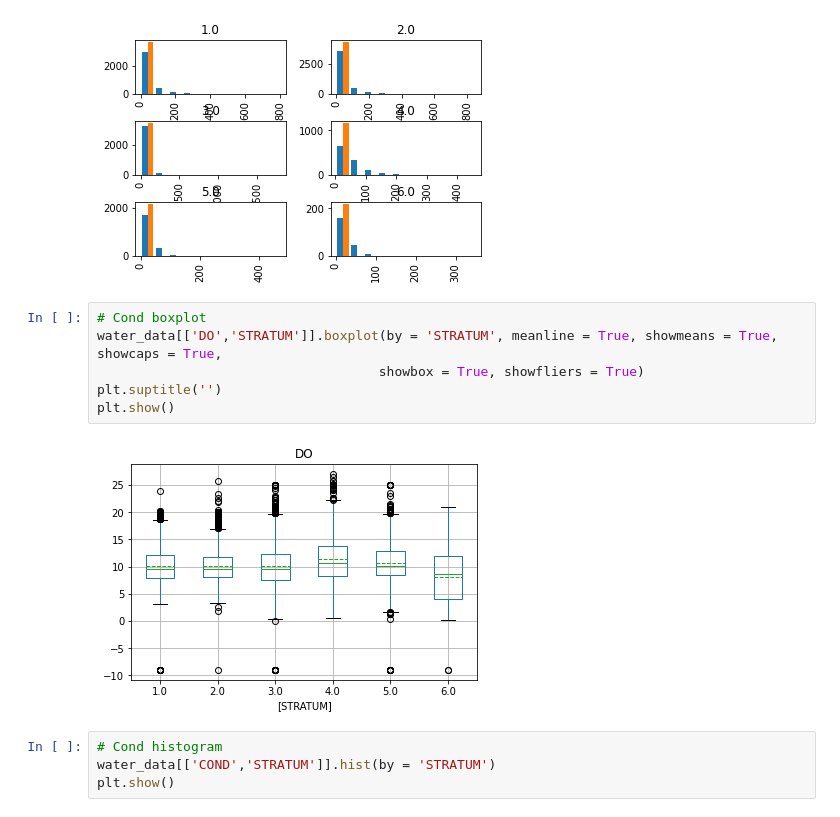
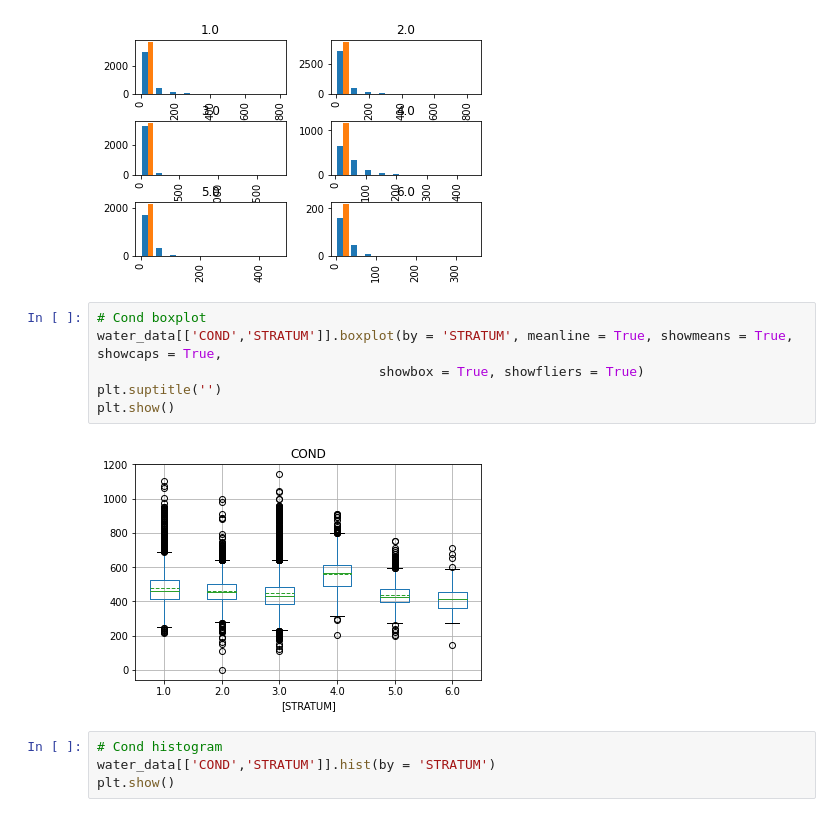
Before and after one commit to amberlee0516/UMR-TDA-2021, a Jupyter notebook: pools EDA/FM/InitialAnalysis.ipynb, the cells around one changed output. Drawn from its saved outputs; the diff is of its cells as text.

```diff
--- a/pools EDA/FM/InitialAnalysis.ipynb
+++ b/pools EDA/FM/InitialAnalysis.ipynb
@@ -156,12 +157,12 @@ plt.show()
 [figure]
 # %%
 # Cond boxplot
-water_data[['DO','STRATUM']].boxplot(by = 'STRATUM', meanline = True, showmeans = True, showcaps = True,
+water_data[['COND','STRATUM']].boxplot(by = 'STRATUM', meanline = True, showmeans = True, showcaps = True,
                                     showbox = True, showfliers = True)
 plt.suptitle('')
 plt.show()
 # %% [output]
-[figure, old version]
+[figure, new version]
 # %%
 # Cond histogram
 water_data[['COND','STRATUM']].hist(by = 'STRATUM')
```
Also changed, not shown: parts of 6 cells of this notebook.
